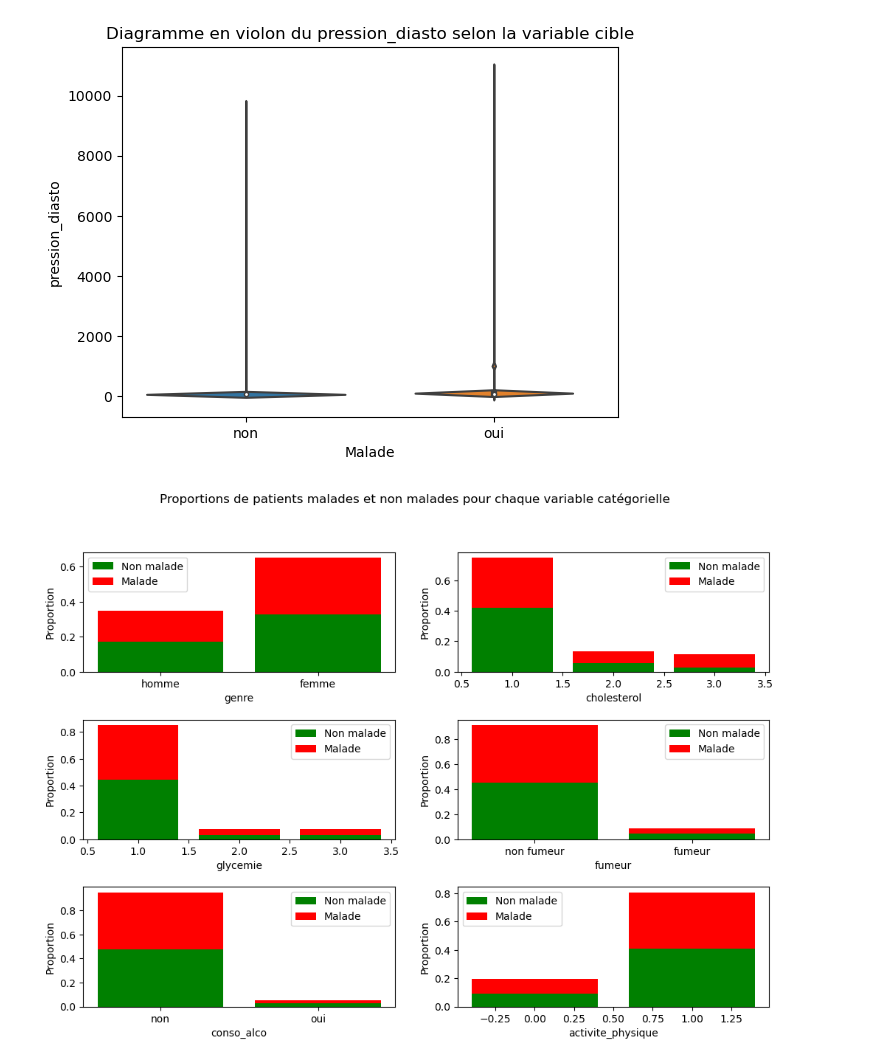
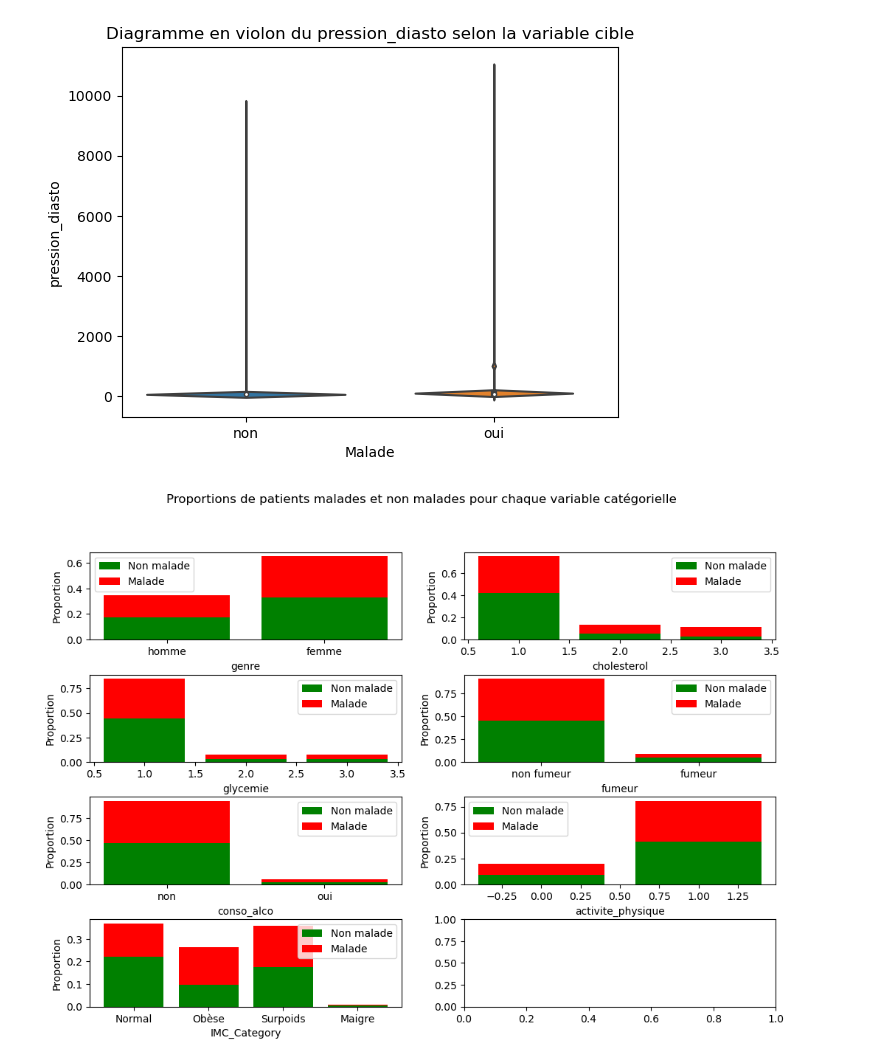
Before and after one commit to corentinGregoire/TP-Moreau, a Jupyter notebook: Dataviz.ipynb, the cells around one changed output. Drawn from its saved outputs; the diff is of its cells as text; code cells hidden in the pictures.

```diff
--- a/Dataviz.ipynb
+++ b/Dataviz.ipynb
@@ -144,6 +144,6 @@ def stacked_barplot(data, target_col, cat_cols):
     # Afficher la figure
     plt.show()
 # %%
-stacked_barplot(data, 'malade', ['genre', 'cholesterol', 'glycemie', 'fumeur', 'conso_alco', 'activite_physique'])
+stacked_barplot(data, 'malade', ['genre', 'cholesterol', 'glycemie', 'fumeur', 'conso_alco', 'activite_physique', 'IMC_Category'])
 # %% [output]
-[figure, old version]
+[figure, new version]
```
Also changed, not shown: parts of 2 cells of this notebook.
